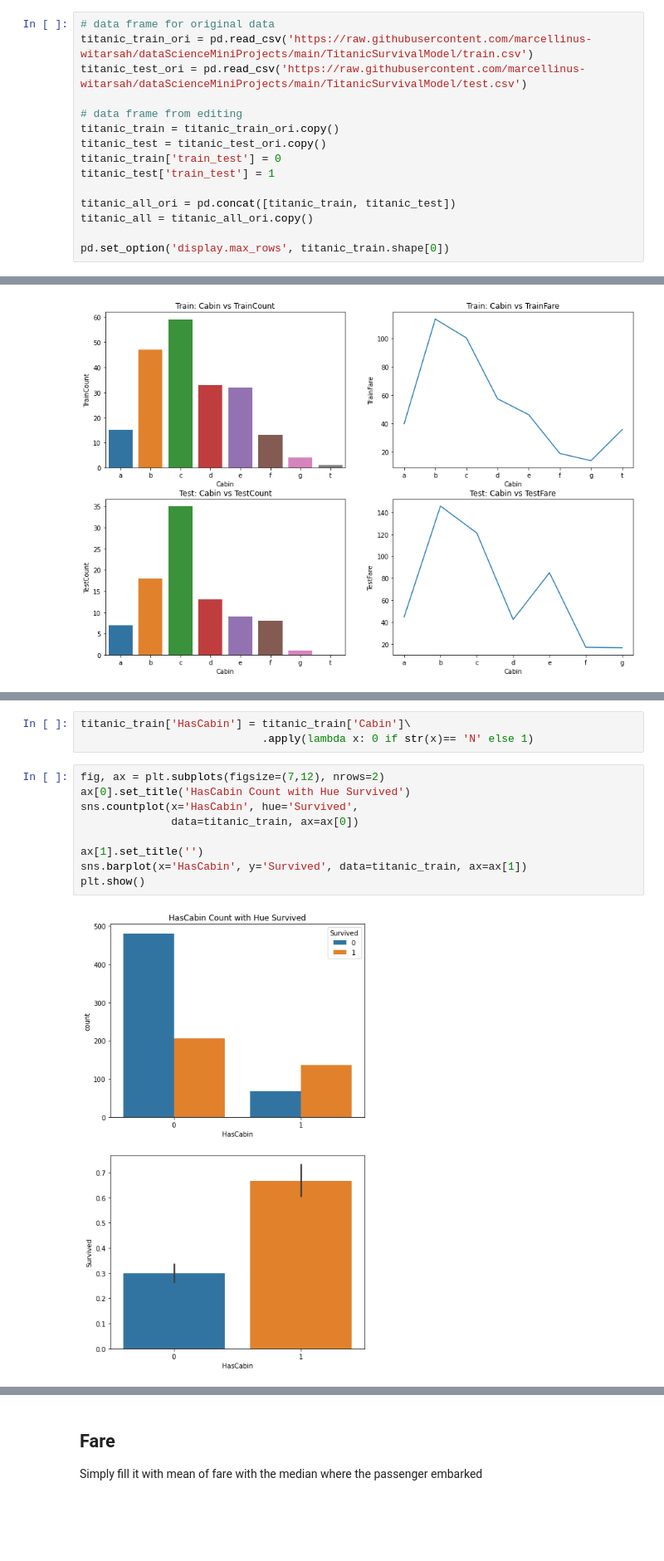
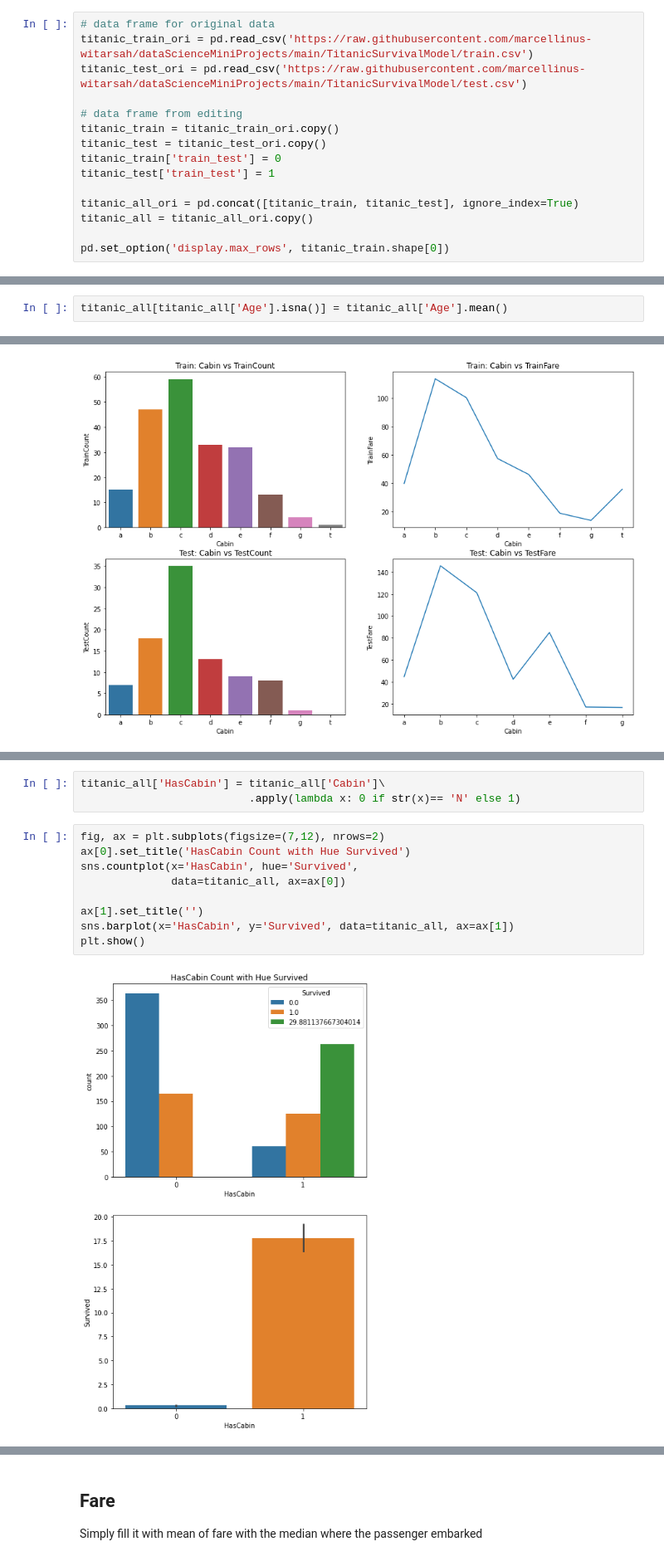
Before and after one commit to marcellinus-witarsah/dataScienceMiniProjects, a Jupyter notebook: TitanicSurvivalModel/Titanic Third.ipynb, the cells around one changed output, grey strips where cells are left out. Shown at 83% size. Cells and saved outputs as stored; diff of their text form; blank space fills up the shorter version.

```diff
--- a/TitanicSurvivalModel/Titanic Third.ipynb
+++ b/TitanicSurvivalModel/Titanic Third.ipynb
@@ -49,7 +49,7 @@ titanic_test = titanic_test_ori.copy()
 titanic_train['train_test'] = 0
 titanic_test['train_test'] = 1
 
-titanic_all_ori = pd.concat([titanic_train, titanic_test])
+titanic_all_ori = pd.concat([titanic_train, titanic_test], ignore_index=True)
 titanic_all = titanic_all_ori.copy()
 
 pd.set_option('display.max_rows', titanic_train.shape[0])
@@ -248,3 +168,5 @@ titanic_test.loc[test_bool_female & test_bool_pclass3 & test_age_isna, 'Age'] =
+# %%
+titanic_all[titanic_all['Age'].isna()] = titanic_all['Age'].mean()
 # %% [markdown]
 ## Cabin
 # %% [markdown]
@@ -328,15 +295,15 @@ Rather than filling cabin value according to fare. Create a new feature column '
 # %%
-titanic_train['HasCabin'] = titanic_train['Cabin']\
-                            .apply(lambda x: 0 if str(x)== 'N' else 1)
+titanic_all['HasCabin'] = titanic_all['Cabin']\
+                          .apply(lambda x: 0 if str(x)== 'N' else 1)
 # %%
 fig, ax = plt.subplots(figsize=(7,12), nrows=2)
 ax[0].set_title('HasCabin Count with Hue Survived')
 sns.countplot(x='HasCabin', hue='Survived',
-              data=titanic_train, ax=ax[0])
+              data=titanic_all, ax=ax[0])
 
 ax[1].set_title('')
-sns.barplot(x='HasCabin', y='Survived', data=titanic_train, ax=ax[1])
+sns.barplot(x='HasCabin', y='Survived', data=titanic_all, ax=ax[1])
 plt.show()
 # %% [output]
-[figure, old version]
+[figure, new version]
 # %% [markdown]
```
Also changed, not shown: parts of 48 cells of this notebook.
